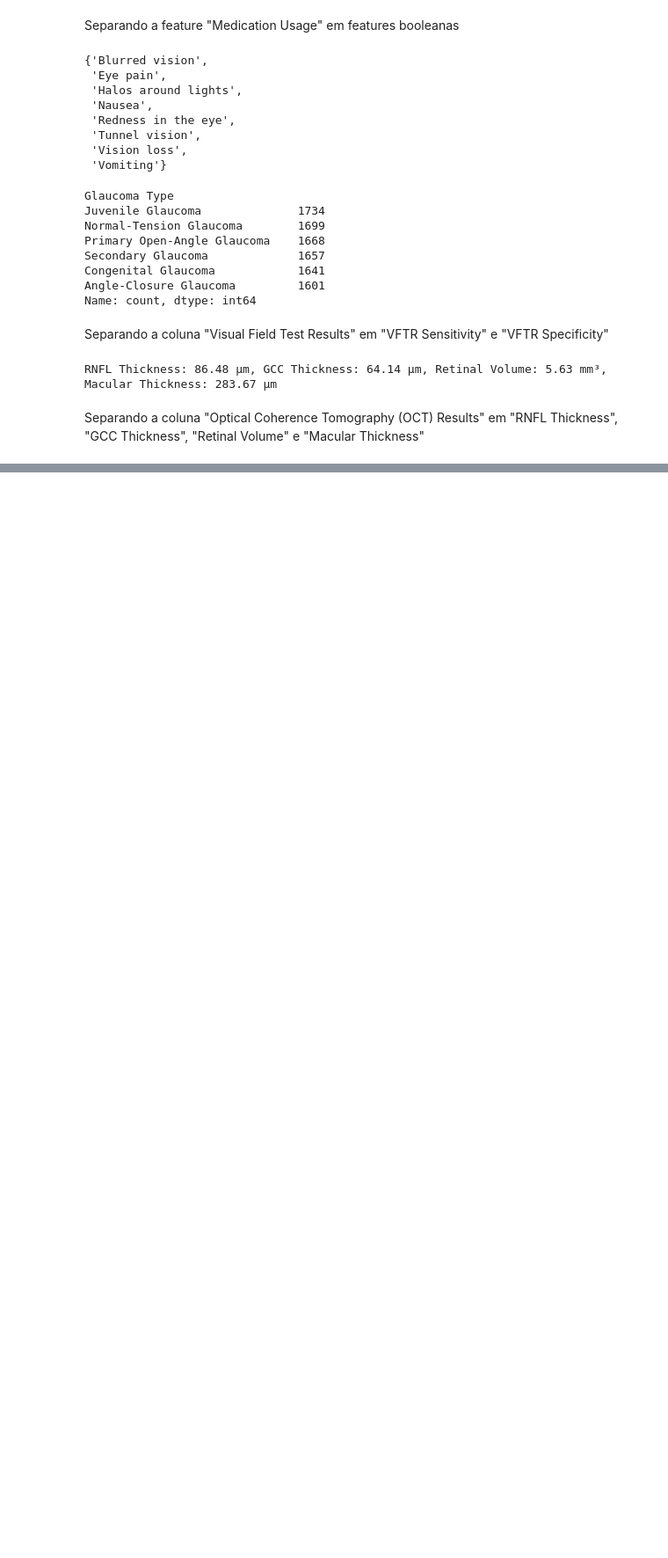
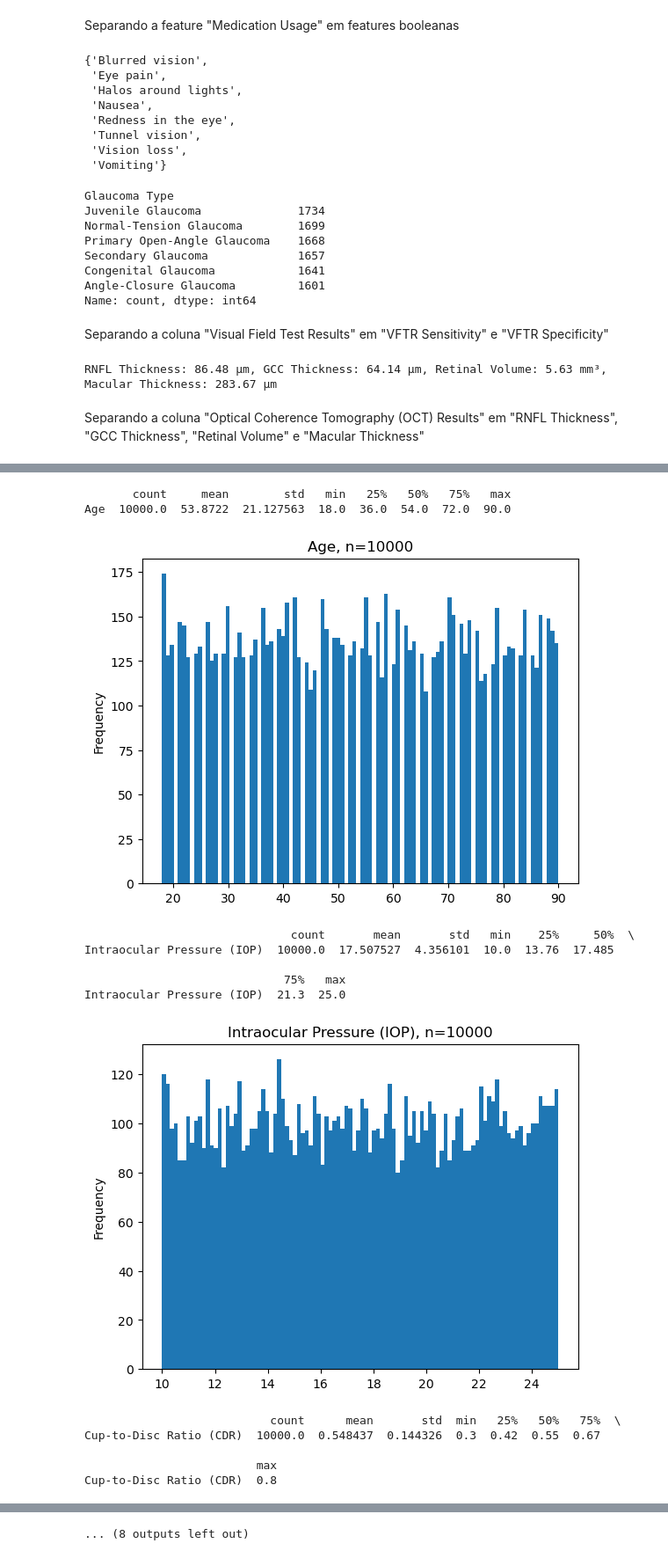
Before and after one commit to marlonsp/Projeto2_MachineLearning_23.2, a Jupyter notebook: notebooks/Projeto.ipynb, the cells around one changed output, grey strips where cells are left out. Shown at 88% size. Cells and saved outputs as stored; diff of their text form; code cells hidden in the pictures; blank space fills up the shorter version.

```diff
--- a/notebooks/Projeto.ipynb
+++ b/notebooks/Projeto.ipynb
@@ -208,0 +211,5 @@ data.head()
+# %%
+data = data.drop('Patient ID', axis=1)
+# %%
+numeric_features = data.select_dtypes(include=[np.number])
+numeric_features.columns
@@ -208,0 +221,5 @@ data.head()
+# %%
+#change dtype object to category
+for col in data.columns:
+    if data[col].dtype == 'object':
+        data[col] = data[col].astype('category')
@@ -208,0 +237,34 @@ data.head()
+# %%
+def plot_numericals(data, cols):
+    summary = data[cols] \
+        .describe() \
+        .transpose() \
+        .sort_values(by='count')
+
+    print(summary)
+
+    n = data.shape[0]
+    b = int(np.sqrt(n))
+    for k, (col, val) in enumerate(summary['count'].items()):
+        plt.figure()
+        data[col].plot.hist(bins=b)
+        plt.title(f'{col}, n={int(val)}')
+        plt.show()
+# %%
+for col in numeric_features.columns:
+    plot_numericals(data, [("{}").format(col)])
+# %% [output]
+       count     mean        std   min   25%   50%   75%   max
+Age  10000.0  53.8722  21.127563  18.0  36.0  54.0  72.0  90.0
+[figure, added]
+                              count       mean       std   min    25%     50%  \
+Intraocular Pressure (IOP)  10000.0  17.507527  4.356101  10.0  13.76  17.485
+
+                             75%   max
+Intraocular Pressure (IOP)  21.3  25.0
+[figure, added]
+                           count      mean       std  min   25%   50%   75%  \
+Cup-to-Disc Ratio (CDR)  10000.0  0.548437  0.144326  0.3  0.42  0.55  0.67
+
+                         max
+Cup-to-Disc Ratio (CDR)  0.8
@@ -208,0 +284 @@ data.head()
+... (8 outputs left out)
```
Also changed, not shown: parts of 11 cells of this notebook.
